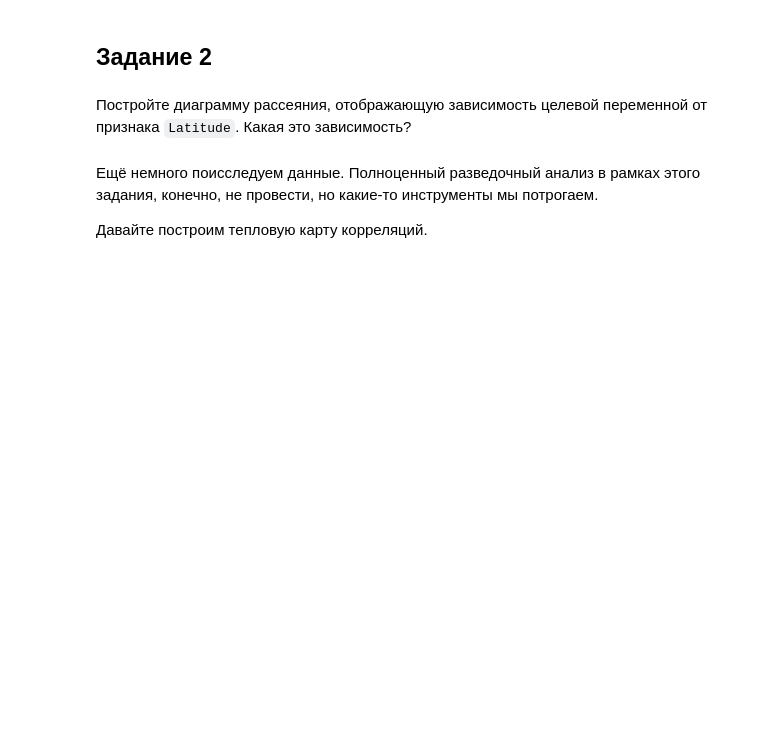
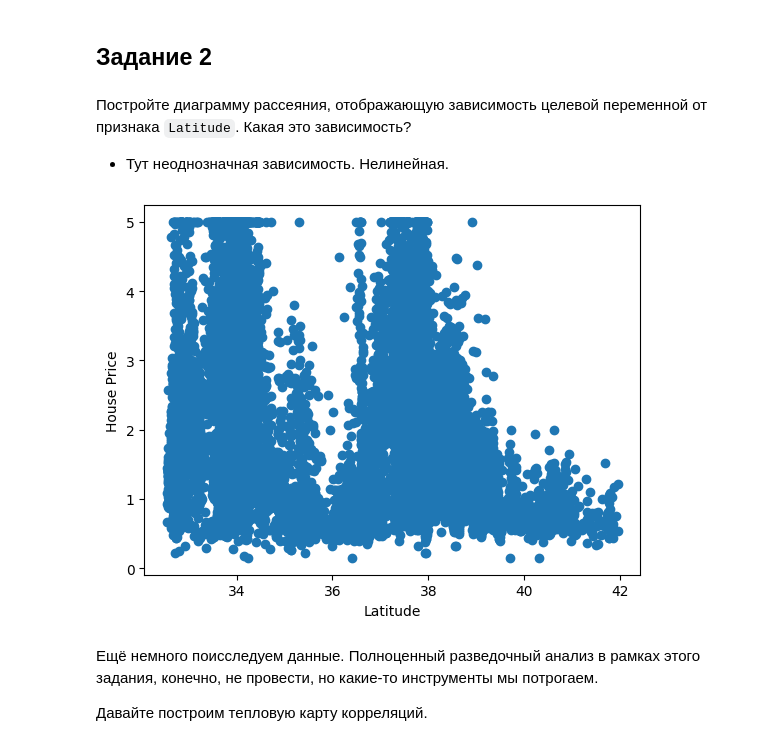
Before and after one commit to crazair/ML_Course, a Jupyter notebook: Hometasks/ML_PTCourse_MicroHT1.ipynb, the cells around one changed output. Cells and saved outputs as stored; diff of their text form; code cells hidden in the pictures; blank space fills up the shorter version.

```diff
--- a/Hometasks/ML_PTCourse_MicroHT1.ipynb
+++ b/Hometasks/ML_PTCourse_MicroHT1.ipynb
@@ -75,3 +73,5 @@ Text(0, 0.5, 'House Price')
 # %% [markdown]
 Постройте диаграмму рассеяния, отображающую зависимость целевой переменной от признака `Latitude`.
 Какая это зависимость?
+
+- Тут неоднозначная зависимость. Нелинейная.
@@ -80,3 +78,11 @@ Text(0, 0.5, 'House Price')
+# %%
+plt.scatter(X['Latitude'], y)
+plt.xlabel('Latitude')
+plt.ylabel('House Price')
+
+plt.show()
+# %% [output]
+[figure, added]
 # %% [markdown]
 Ещё немного поисследуем данные. Полноценный разведочный анализ в рамках этого задания, конечно, не провести, но какие-то инструменты мы потрогаем.
 
```
Also changed, not shown: parts of 17 cells of this notebook.
